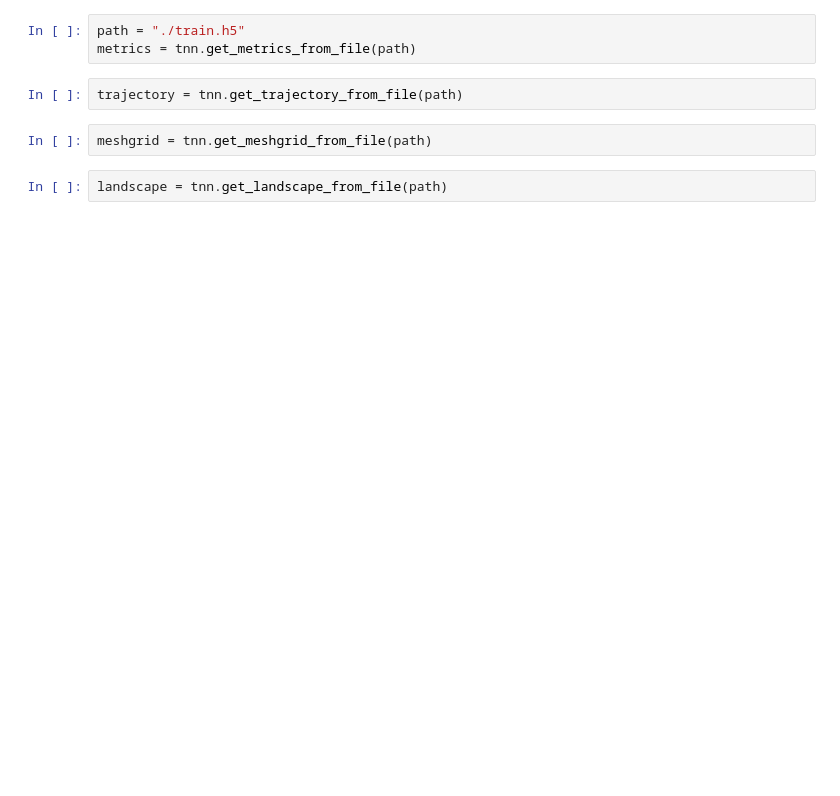
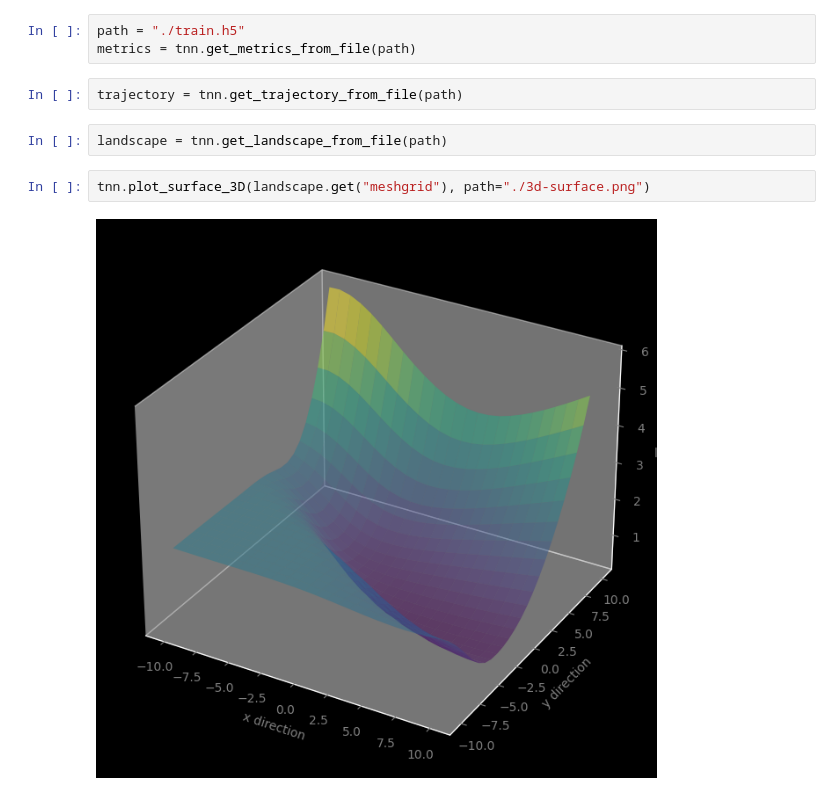
Before and after one commit to andrew-m-holmes/teaching-neural-networks, a Jupyter notebook: notebooks/mnist.ipynb, the cells around one changed output. Saved outputs shown, nothing was run; the diff lists cells and outputs as text; blank space fills up the shorter version.

Commit message:
working, but there's noise in plot

```diff
--- a/notebooks/mnist.ipynb
+++ b/notebooks/mnist.ipynb
@@ -94,7 +97,9 @@ path = "./train.h5"
 metrics = tnn.get_metrics_from_file(path)
 # %%
 trajectory = tnn.get_trajectory_from_file(path)
-# %%
-meshgrid = tnn.get_meshgrid_from_file(path)
 # %%
 landscape = tnn.get_landscape_from_file(path)
+# %%
+tnn.plot_surface_3D(landscape.get("meshgrid"), path="./3d-surface.png")
+# %% [output]
+[figure, added]
```
Also changed, not shown: parts of 6 cells of this notebook, 3 other files.
